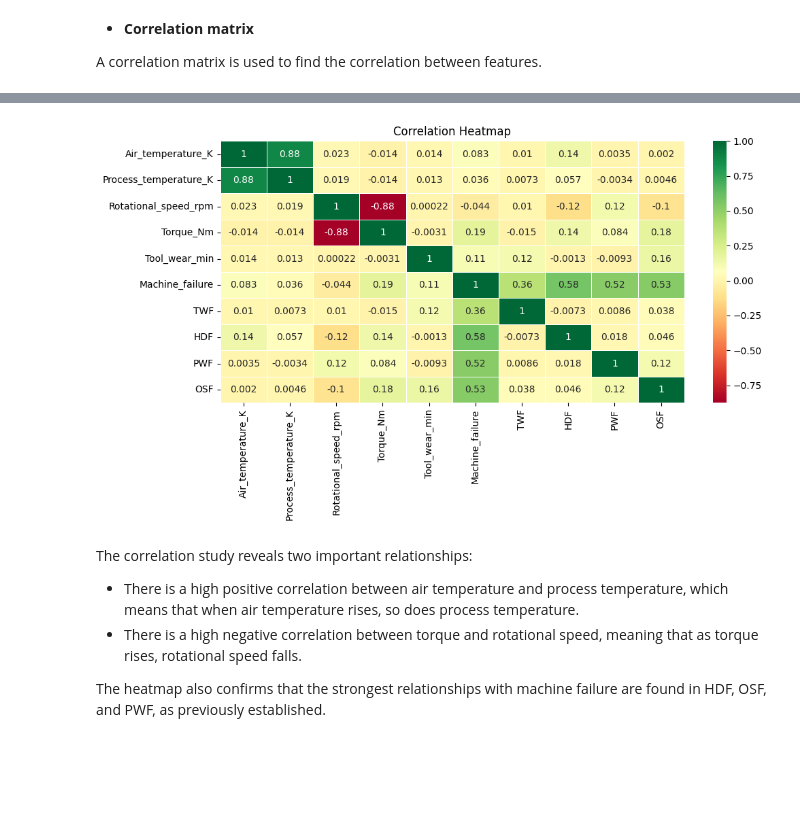
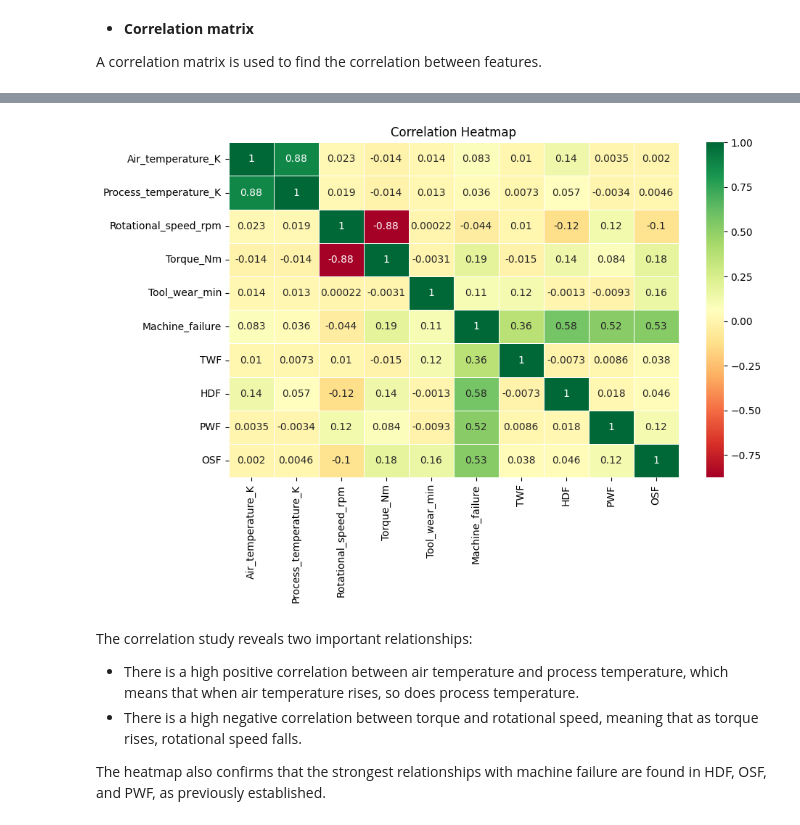
Before and after one commit to herrerovir/Predictive-maintenance-industrial-machinery, a Jupyter notebook: notebooks/Predictive-maintenance-of-industrial-machinery.ipynb, the cells around one changed output, grey strips where cells are left out. Cells and saved outputs as stored; diff of their text form; code cells hidden in the pictures; blank space fills up the shorter version.

```diff
--- a/notebooks/Predictive-maintenance-of-industrial-machinery.ipynb
+++ b/notebooks/Predictive-maintenance-of-industrial-machinery.ipynb
@@ -480,12 +487,12 @@ correlations
 | PWF | 0.003470 | -0.003355 | 0.123018 | 0.083781 | -0.009334 | ... |
 | OSF | 0.001988 | 0.004554 | -0.104575 | 0.183465 | 0.155894 | ... |
 # %%
-correlation_heatmap_graph = plt.figure(figsize = (11, 5))
+correlation_heatmap_graph = plt.figure(figsize = (10, 6))
 sns.heatmap(correlations, linewidths = 0.5, annot = True, cmap = "RdYlGn")
 plt.title("Correlation Heatmap", size = 12)
 plt.savefig(FIGURES_DIR / "eda" / "Correlation-heatmap.png")
 # %% [output]
-[figure, old version]
+[figure, new version]
 # %% [markdown]
 The correlation study reveals two important relationships:
 
```
Also changed, not shown: parts of 62 cells of this notebook.
